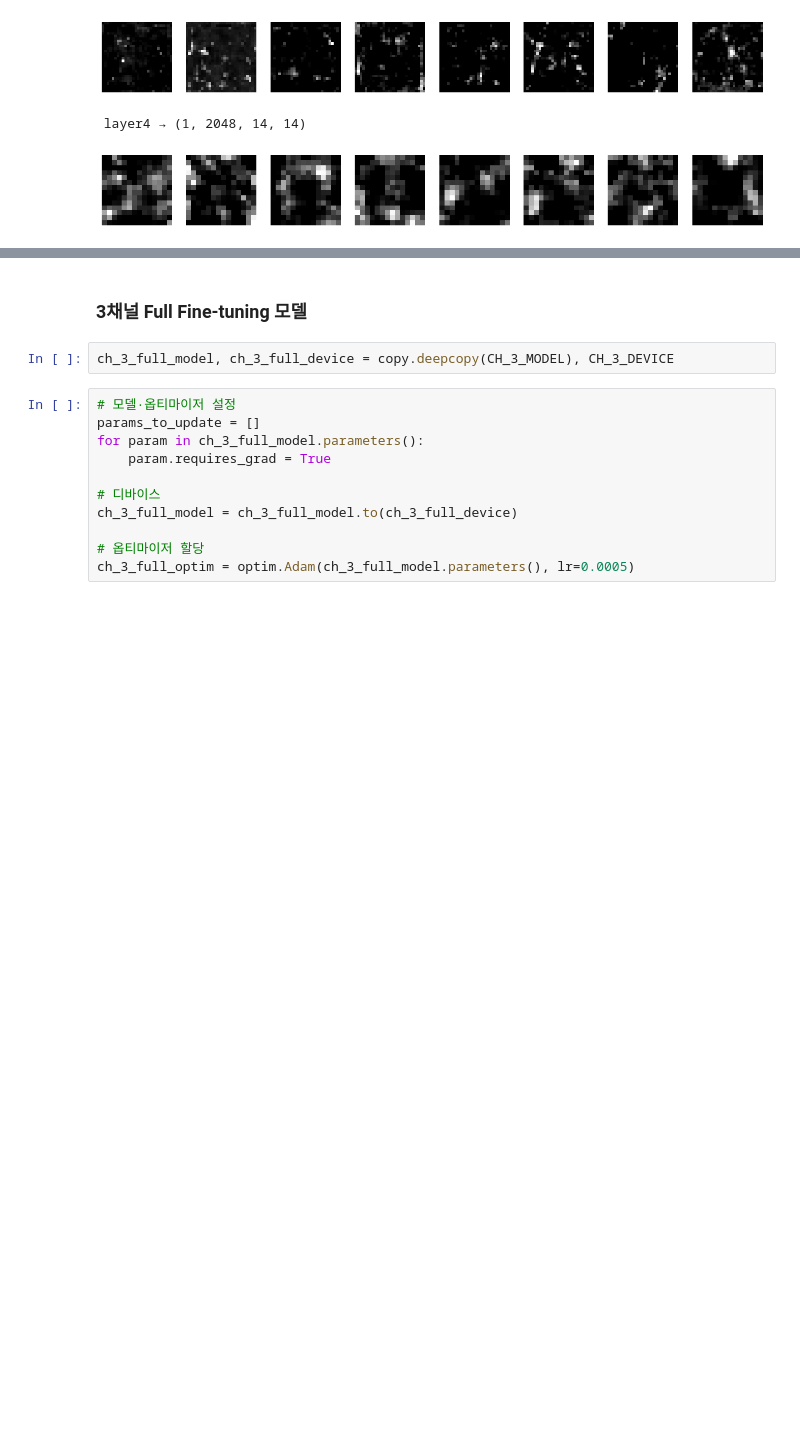
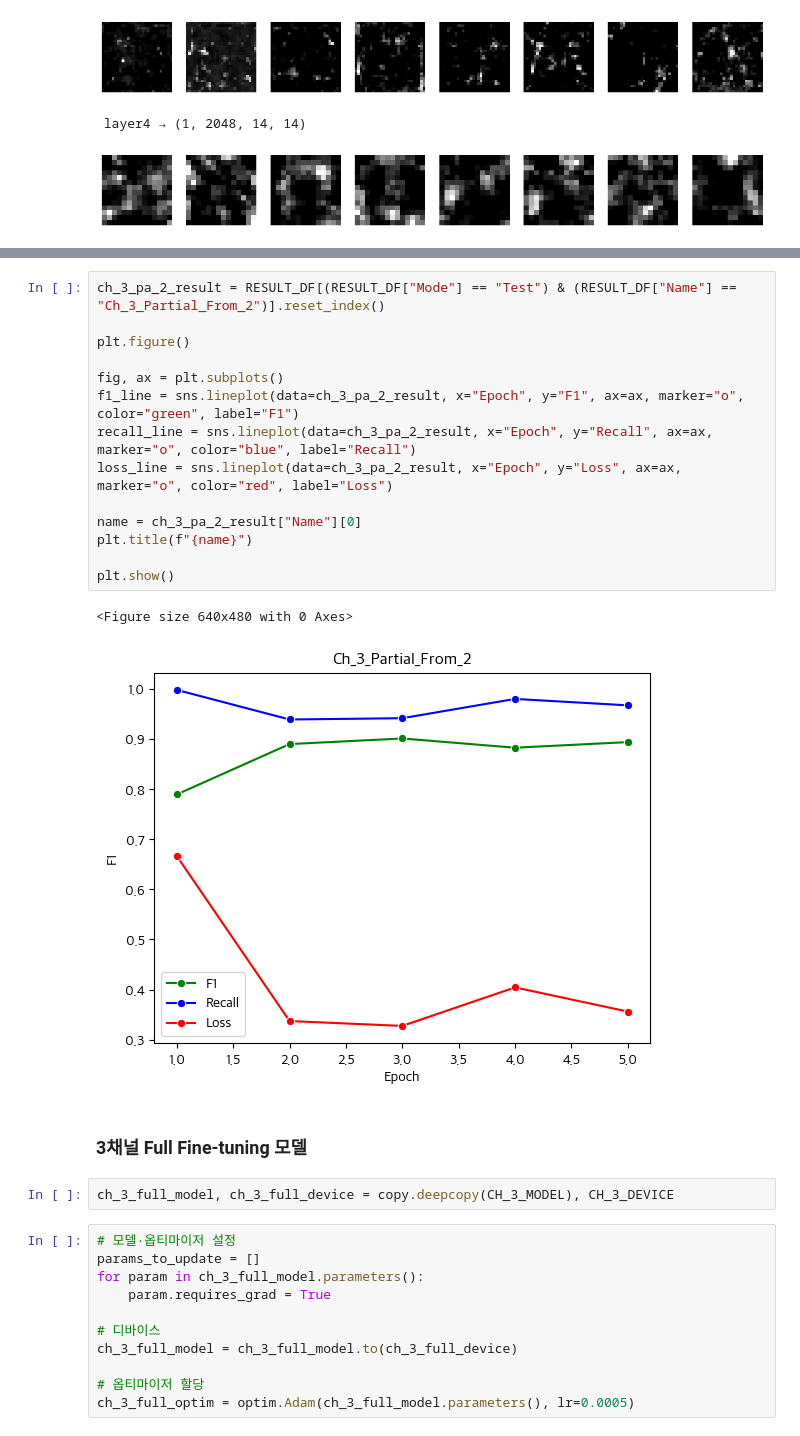
Before and after one commit to wonbywondev/ML-DL, a Jupyter notebook: 06_DL_FineTuning/06_Xray.ipynb, the cells around one changed output, grey strips where cells are left out. Cells and saved outputs as stored; diff of their text form; blank space fills up the shorter version.

```diff
--- a/06_DL_FineTuning/06_Xray.ipynb
+++ b/06_DL_FineTuning/06_Xray.ipynb
@@ -878,3 +947,20 @@ plt.show()
+# %%
+ch_3_pa_2_result = RESULT_DF[(RESULT_DF["Mode"] == "Test") & (RESULT_DF["Name"] == "Ch_3_Partial_From_2")].reset_index()
+
+plt.figure()
+
+fig, ax = plt.subplots()
+f1_line = sns.lineplot(data=ch_3_pa_2_result, x="Epoch", y="F1", ax=ax, marker="o", color="green", label="F1")
+recall_line = sns.lineplot(data=ch_3_pa_2_result, x="Epoch", y="Recall", ax=ax, marker="o", color="blue", label="Recall")
+loss_line = sns.lineplot(data=ch_3_pa_2_result, x="Epoch", y="Loss", ax=ax, marker="o", color="red", label="Loss")
+
+name = ch_3_pa_2_result["Name"][0]
+plt.title(f"{name}")
+
+plt.show()
+# %% [output]
+<Figure size 640x480 with 0 Axes>
+[figure, added]
 # %% [markdown]
 ### 3채널 Full Fine-tuning 모델
 # %%
```
Also changed, not shown: parts of 16 cells of this notebook.
